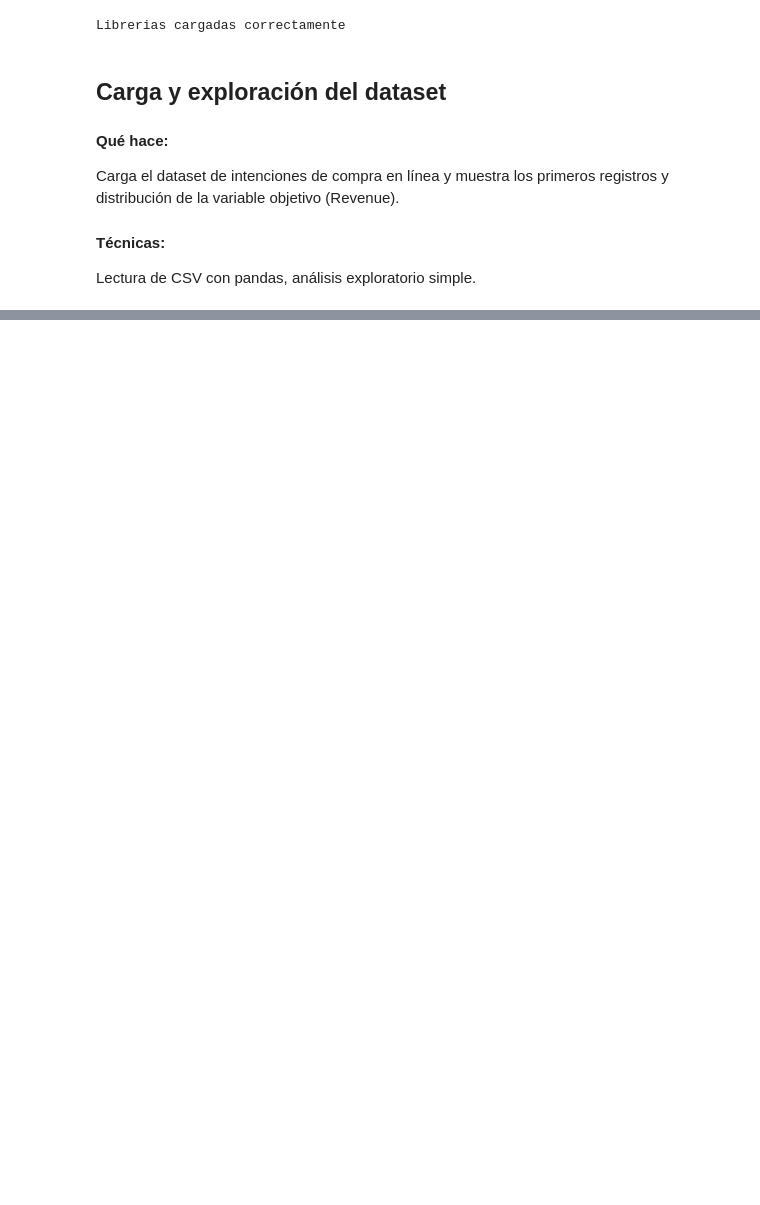
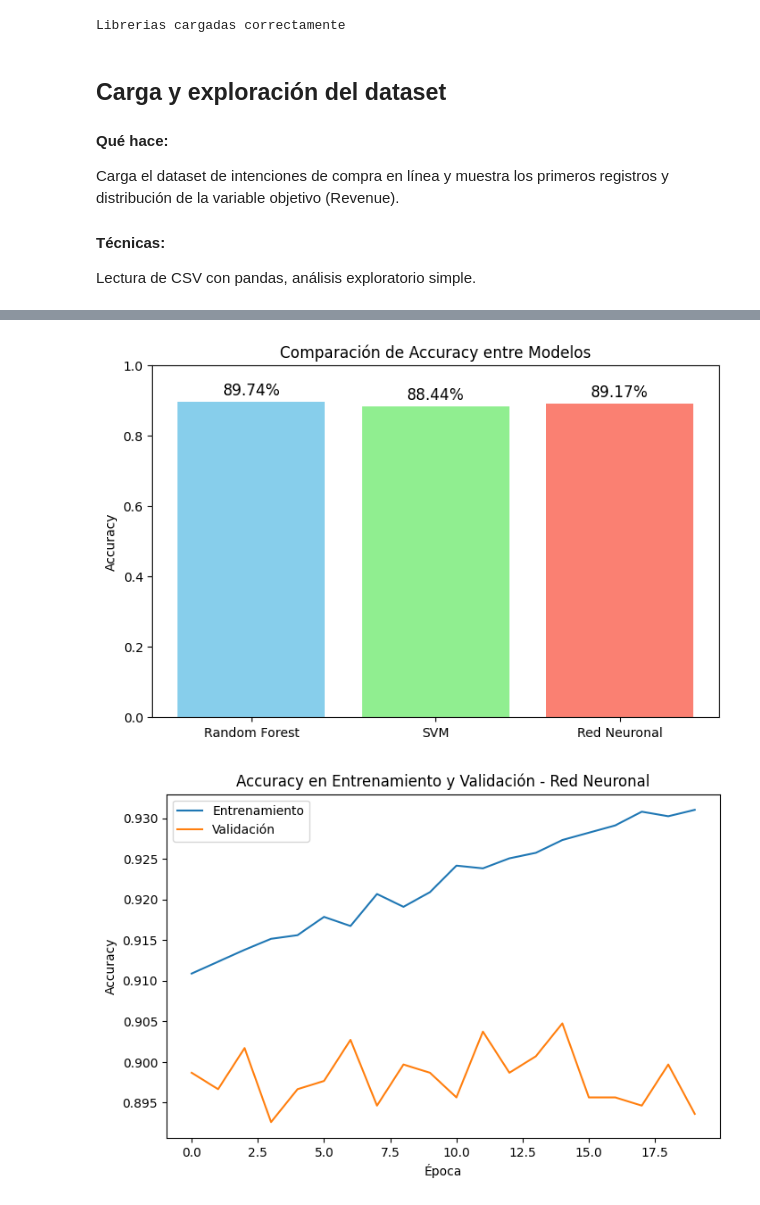
Before and after one commit to dcarrionp/CarrionD-ChablaA_Practica-SVM-NN, a Jupyter notebook: CarrionD-ChablaA_PracticaSVM.ipynb, the cells around one changed output, grey strips where cells are left out. Saved outputs shown, nothing was run; the diff lists cells and outputs as text; code cells hidden in the pictures; blank space fills up the shorter version.

```diff
--- a/CarrionD-ChablaA_PracticaSVM.ipynb
+++ b/CarrionD-ChablaA_PracticaSVM.ipynb
@@ -174,0 +278,54 @@ Accuracy NN: 0.8913
+# %%
+# Guardar accuracy de cada modelo
+results = {
+    'Random Forest': grid_rf.score(X_test, y_test),
+    'SVM': grid_svm.score(X_test, y_test),
+    'Red Neuronal': acc
+}
+
+# Gráfico de comparación de accuracy
+model_names = list(results.keys())
+accuracies = list(results.values())
+
+plt.figure(figsize=(8, 5))
+bars = plt.bar(model_names, accuracies, color=['skyblue', 'lightgreen', 'salmon'])
+plt.ylim(0, 1)
+plt.ylabel('Accuracy')
+plt.title('Comparación de Accuracy entre Modelos')
+
+for bar in bars:
+    yval = bar.get_height()
+    plt.text(bar.get_x() + bar.get_width() / 2, yval + 0.02, f'{yval:.2%}', ha='center', fontsize=12)
+
+plt.show()
+
+# Gráfica de accuracy durante el entrenamiento
+plt.figure(figsize=(8, 5))
+plt.plot(history.history['accuracy'], label='Entrenamiento')
+plt.plot(history.history['val_accuracy'], label='Validación')
+plt.title('Accuracy en Entrenamiento y Validación - Red Neuronal')
+plt.xlabel('Época')
+plt.ylabel('Accuracy')
+plt.legend()
+plt.show()
+
+from sklearn.metrics import confusion_matrix, ConfusionMatrixDisplay
+
+# Matriz de confusión - Random Forest
+y_pred_rf = grid_rf.predict(X_test)
+cm_rf = confusion_matrix(y_test, y_pred_rf)
+disp_rf = ConfusionMatrixDisplay(confusion_matrix=cm_rf, display_labels=['No Compra', 'Compra'])
+disp_rf.plot(cmap=plt.cm.Blues)
+plt.title('Matriz de Confusión - Random Forest')
+plt.show()
+
+# Matriz de confusión - Red Neuronal
+y_pred_nn = (model.predict(X_test) > 0.5).astype("int32")
+cm_nn = confusion_matrix(y_test, y_pred_nn)
+disp_nn = ConfusionMatrixDisplay(confusion_matrix=cm_nn, display_labels=['No Compra', 'Compra'])
+disp_nn.plot(cmap=plt.cm.Blues)
+plt.title('Matriz de Confusión - Red Neuronal')
+plt.show()
+# %% [output]
+[figure, added]
+[figure, added]
```
Also changed, not shown: parts of 21 cells of this notebook.
